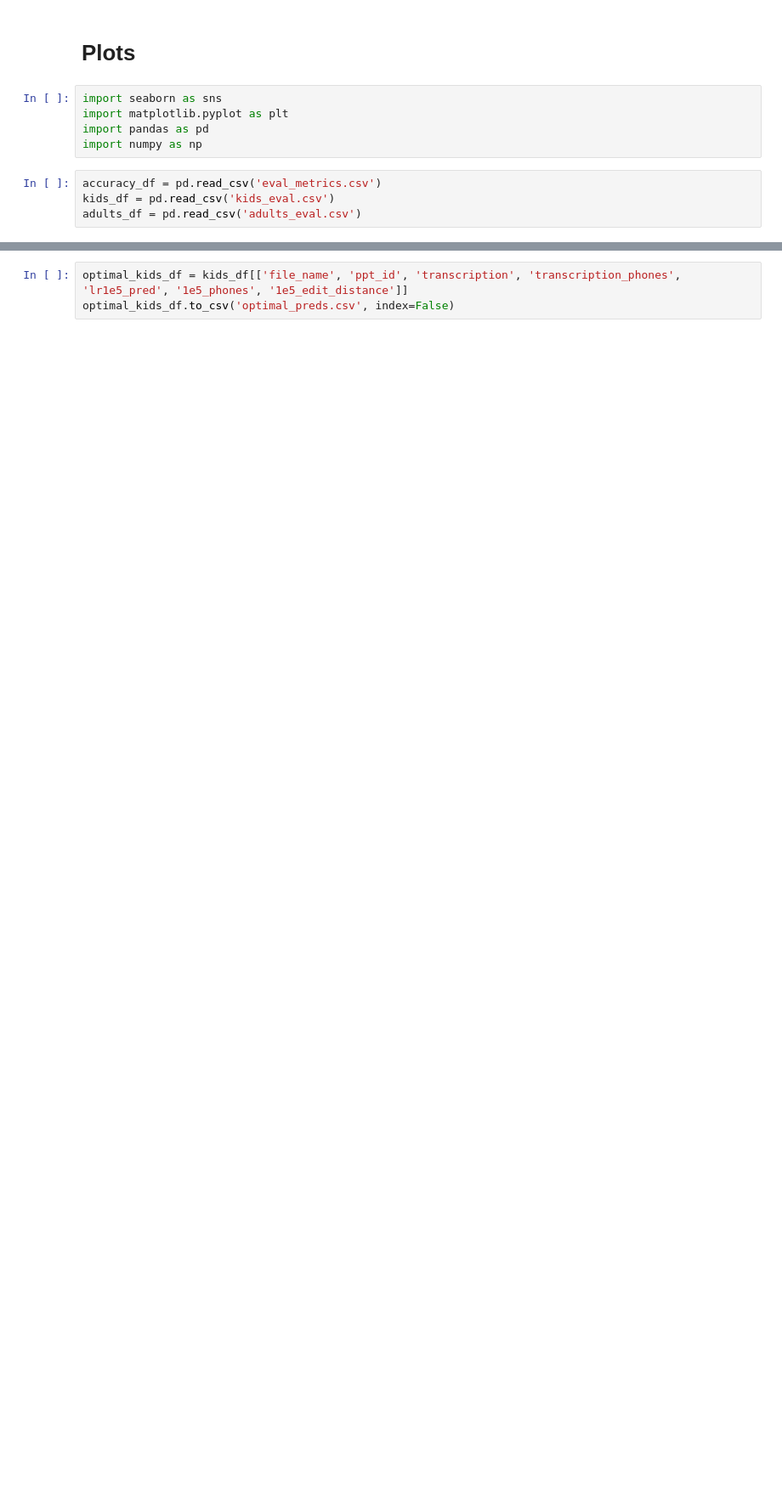
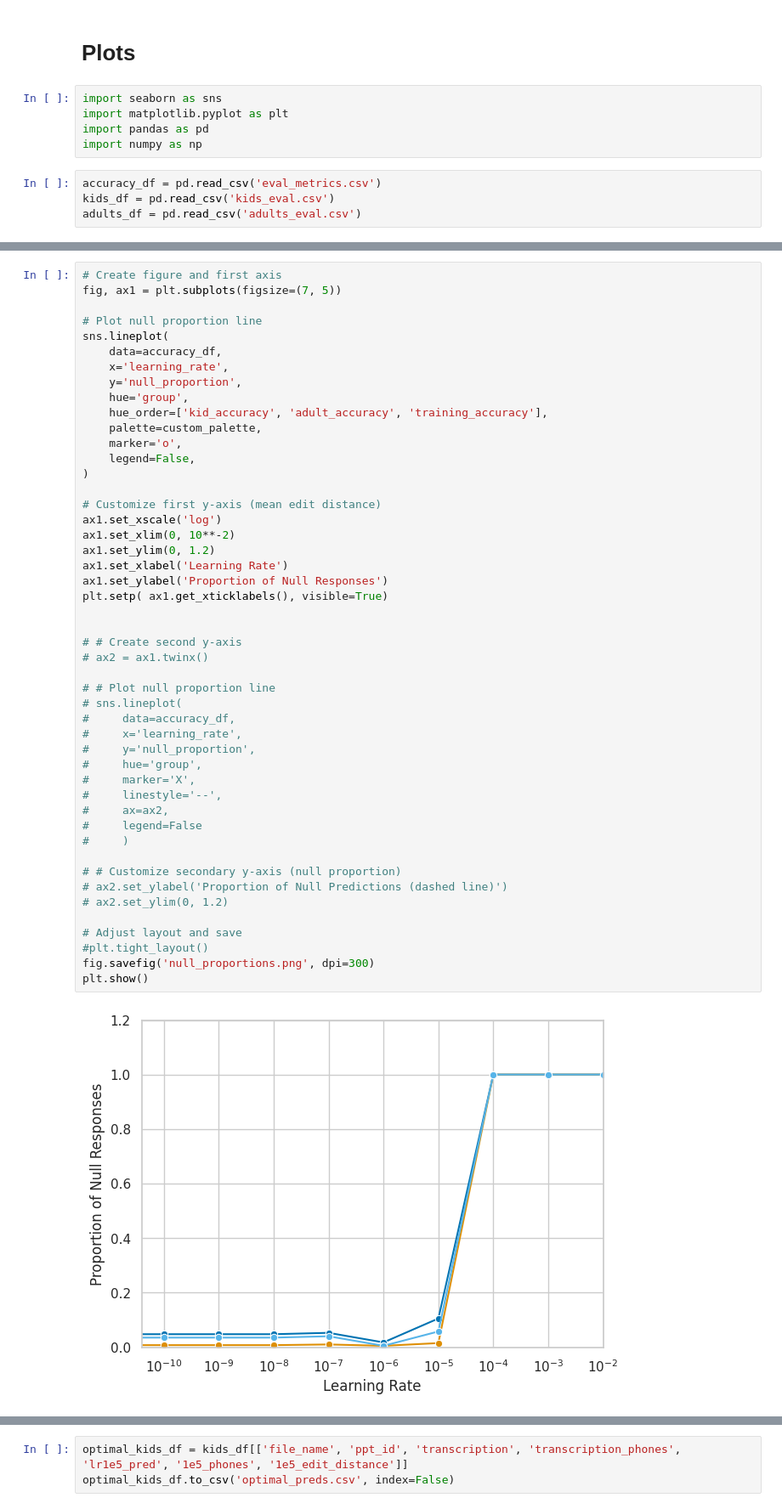
Before and after one commit to rdestaci/ASR_ChildSpeechAdapation, a Jupyter notebook: evaluation.ipynb, the cells around one changed output, grey strips where cells are left out. Shown: that part at 85% size. Cells and saved outputs as stored; diff of their text form; blank space fills up the shorter version.

```diff
--- a/evaluation.ipynb
+++ b/evaluation.ipynb
@@ -454,0 +458,50 @@ plt.show()
+# %%
+# Create figure and first axis
+fig, ax1 = plt.subplots(figsize=(7, 5))
+
+# Plot null proportion line
+sns.lineplot(
+    data=accuracy_df,
+    x='learning_rate',
+    y='null_proportion',
+    hue='group',
+    hue_order=['kid_accuracy', 'adult_accuracy', 'training_accuracy'],
+    palette=custom_palette,
+    marker='o',
+    legend=False,
+)
+
+# Customize first y-axis (mean edit distance)
+ax1.set_xscale('log')
+ax1.set_xlim(0, 10**-2)
+ax1.set_ylim(0, 1.2)
+ax1.set_xlabel('Learning Rate')
+ax1.set_ylabel('Proportion of Null Responses')
+plt.setp( ax1.get_xticklabels(), visible=True)
+
+
+# # Create second y-axis
+# ax2 = ax1.twinx()
+
+# # Plot null proportion line
+# sns.lineplot(
+#     data=accuracy_df,
+#     x='learning_rate',
+#     y='null_proportion',
+#     hue='group',
+#     marker='X',
+#     linestyle='--',
+#     ax=ax2,
+#     legend=False
+#     )
+
+# # Customize secondary y-axis (null proportion)
+# ax2.set_ylabel('Proportion of Null Predictions (dashed line)')
+# ax2.set_ylim(0, 1.2)
+
+# Adjust layout and save
+#plt.tight_layout()
+fig.savefig('null_proportions.png', dpi=300)
+plt.show()
+# %% [output]
+[figure, added]
```
Also changed, not shown: parts of 17 cells of this notebook.
